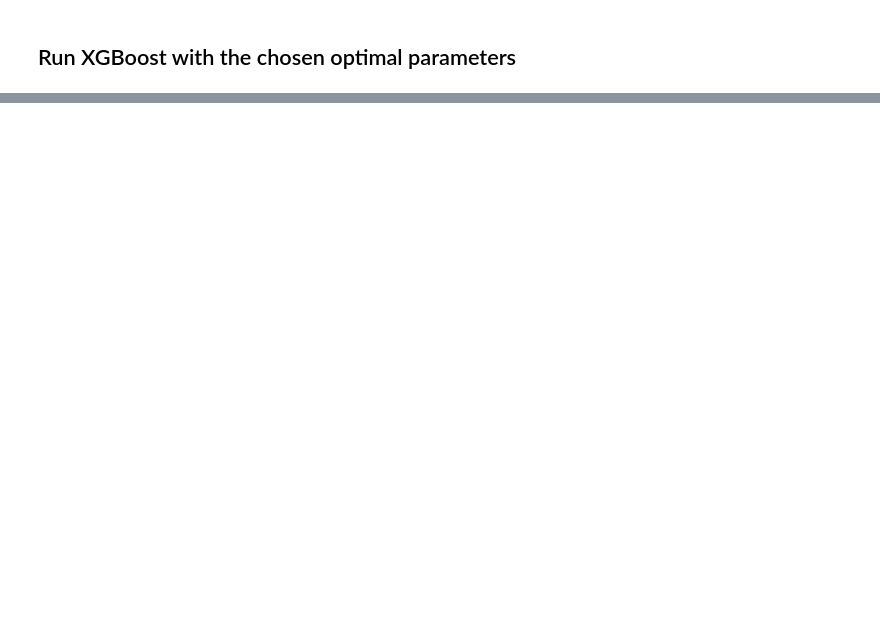
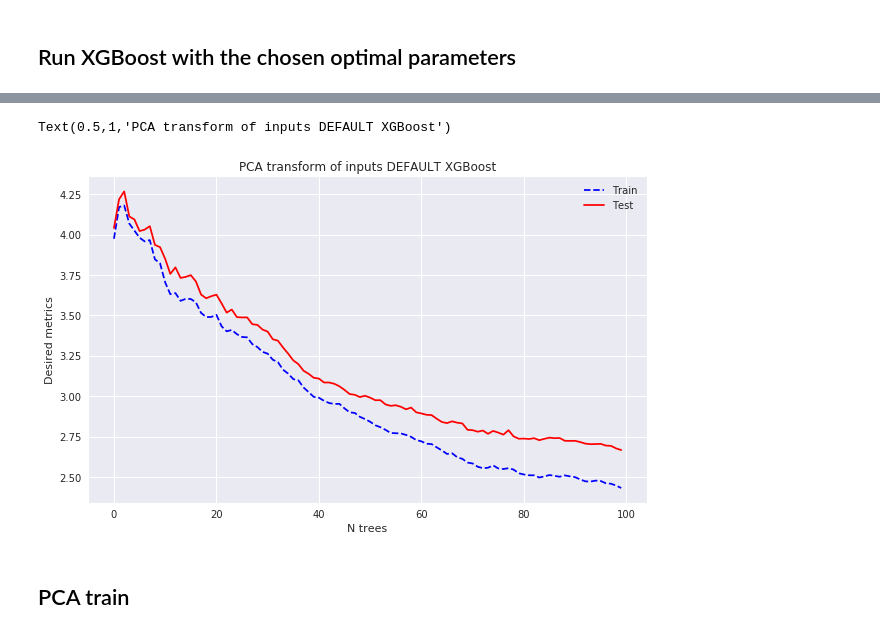
Before and after one commit to mlisovyi/IML_challenge_2018, a Jupyter notebook: EDA_and_xgboost.ipynb, the cells around one changed output, grey strips where cells are left out. Cells and saved outputs as stored; diff of their text form; code cells hidden in the pictures; blank space fills up the shorter version.

Commit message:
complete xgboost with PCA

```diff
--- a/EDA_and_xgboost.ipynb
+++ b/EDA_and_xgboost.ipynb
@@ -202,0 +477,25 @@ plt.legend()
+# %%
+clf_def = xgb.XGBRegressor(**xgb_params)
+
+clf_def.fit(X_train_pca, y_train,
+        eval_set=[(X_train_pca, y_train), (X_test_pca, y_test)],
+        eval_metric=evaluate_loss_xgb,
+        verbose=False)
+evals_result_def = clf_def.evals_result()
+# %%
+plt.figure(figsize=(10,6))
+plt.plot(range(clf_def.get_params()['n_estimators']),
+         evals_result_def['validation_0']['xxx'],
+         'b--', label='Train')
+plt.plot(range(clf_def.get_params()['n_estimators']),
+         evals_result_def['validation_1']['xxx'],
+         'r-', label='Test')
+plt.xlabel('N trees')
+plt.ylabel('Desired metrics')
+plt.legend()
+plt.title('PCA transform of inputs DEFAULT XGBoost')
+# %% [output]
+Text(0.5,1,'PCA transform of inputs DEFAULT XGBoost')
+[figure, added]
+# %% [markdown]
+## PCA train
```
Also changed, not shown: parts of 34 cells of this notebook.
